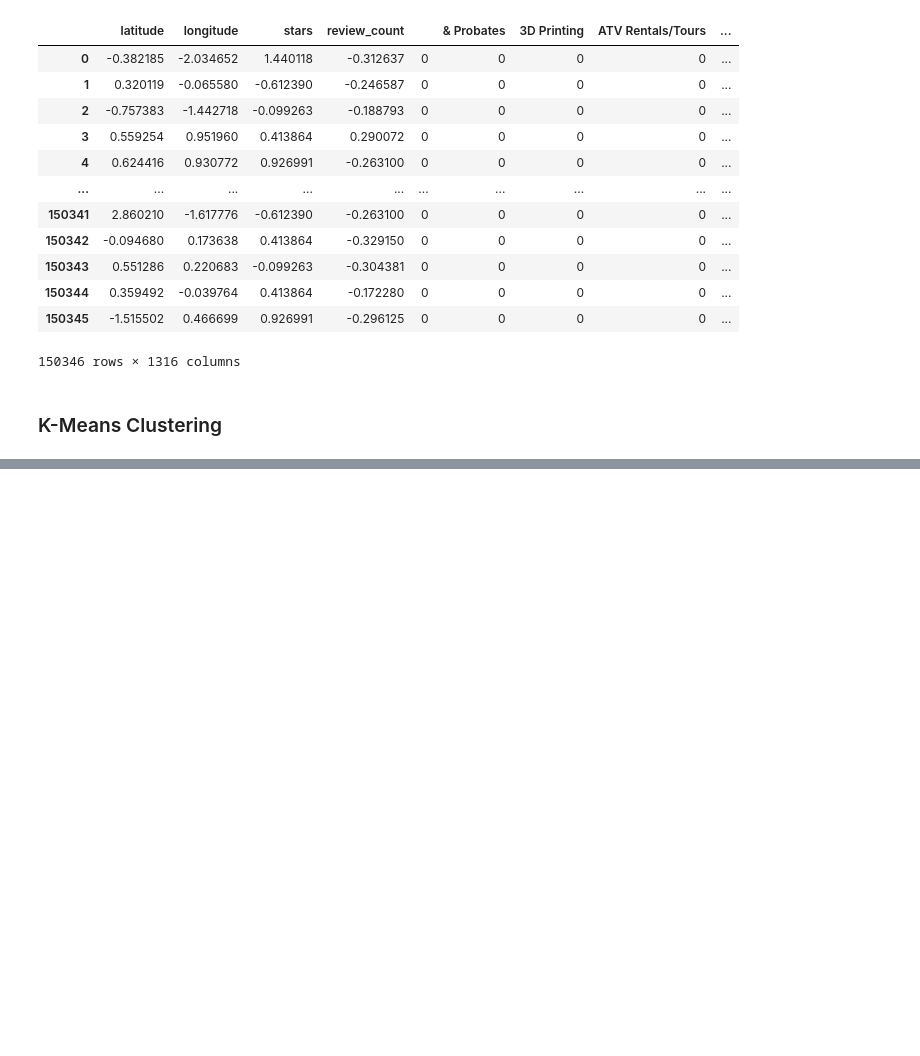
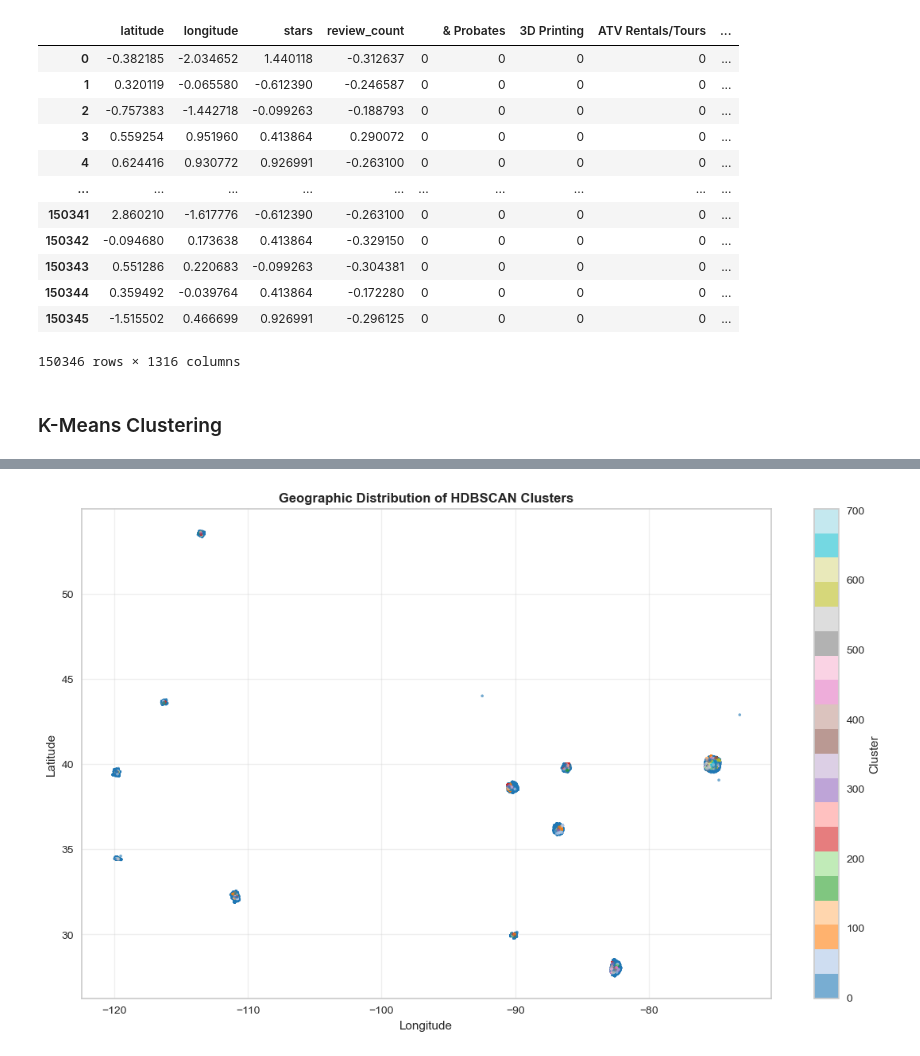
Before and after one commit to junaidazhar42/YelpSphere-Geo-Based-Cluster-Analysis, a Jupyter notebook: main.ipynb, the cells around one changed output, grey strips where cells are left out. Cells and saved outputs as stored; diff of their text form; code cells hidden in the pictures; blank space fills up the shorter version.

```diff
--- a/main.ipynb
+++ b/main.ipynb
@@ -603,0 +728,11 @@ plt.show()
+# %%
+hdb = hdbscan.HDBSCAN(
+    metric = 'haversine',
+    min_cluster_size = 50,
+    min_samples = 20
+)
+
+df['cluster_hdb'] = hdb.fit_predict(coords)
+
+print("Number of HDBSCAN clusters: ", df['cluster_hdb'].nunique())
+print(df['cluster_hdb'].value_counts().sort_index())
@@ -603,0 +754,13 @@ plt.show()
+# %%
+plt.figure(figsize=(14,8))
+scatter = plt.scatter(df['longitude'], df['latitude'],
+                     c=df['cluster_hdb'], cmap='tab20',
+                     s=5, alpha=0.6)
+plt.colorbar(scatter, label='Cluster')
+plt.title(f'Geographic Distribution of HDBSCAN Clusters', fontweight = 'bold')
+plt.xlabel('Longitude')
+plt.ylabel('Latitude')
+plt.grid(True, alpha=0.3)
+plt.show()
+# %% [output]
+[figure, added]
```
Also changed, not shown: parts of 14 cells of this notebook.
